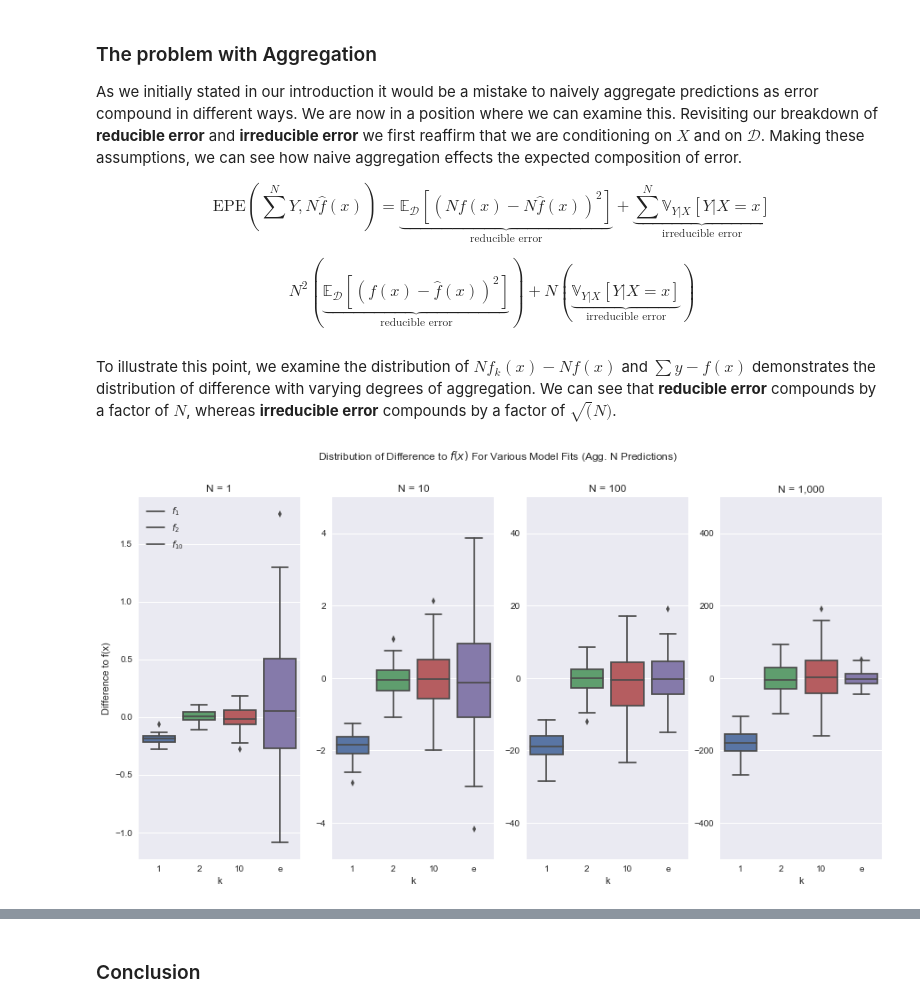
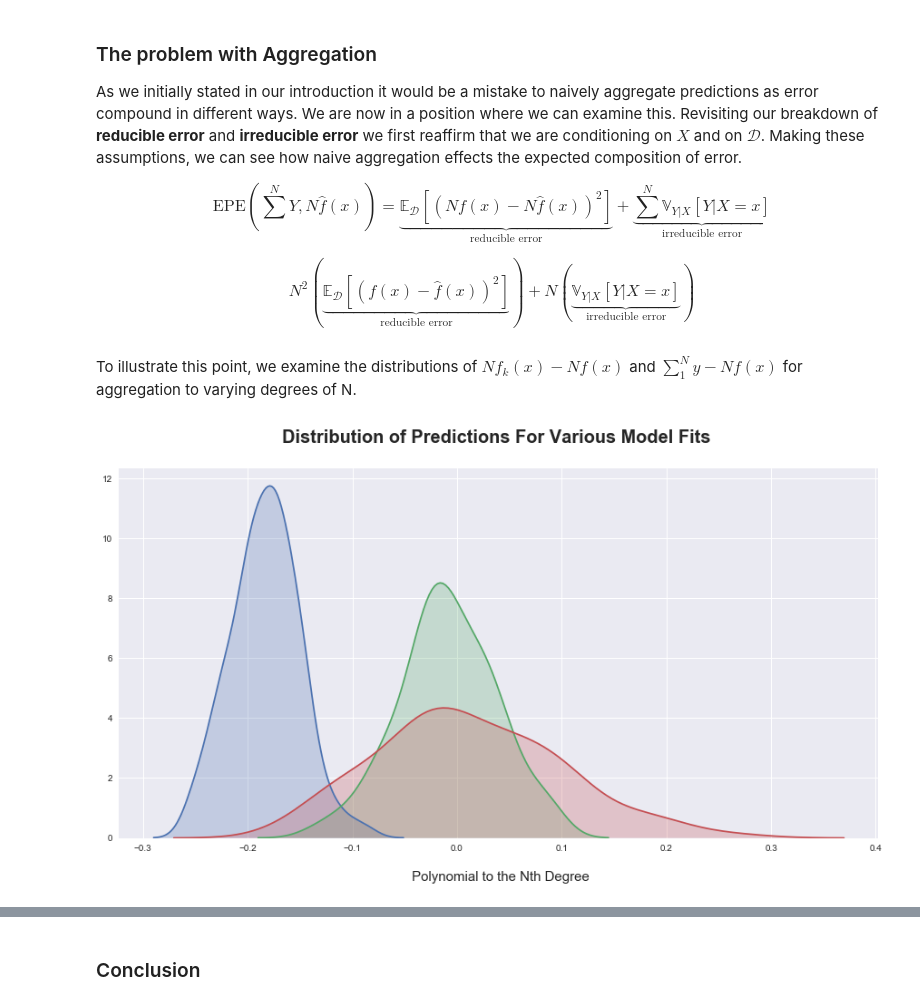
Before and after one commit to MatKMcC/blog_post, a Jupyter notebook: blog_proposal_final.ipynb, the cells around one changed output, grey strips where cells are left out. Saved outputs shown, nothing was run; the diff lists cells and outputs as text; code cells hidden in the pictures.

```diff
--- a/blog_proposal_final.ipynb
+++ b/blog_proposal_final.ipynb
@@ -290,9 +422,12 @@ $$\text{EPE}(\sum^N Y,N \hat f(x)) = \underbrace{\mathbb{E}_{\mathcal{D}}[(Nf(x)
 
 $$N^2 (\underbrace{\mathbb{E}_{\mathcal{D}}[(f(x) - \hat f(x))^2]}_\textrm{reducible error}) + N (\underbrace{ \mathbb{V}_{Y|X}[Y|X=x]}_\textrm{irreducible error})$$
 # %% [markdown]
-To illustrate this point, we examine the distribution of $Nf_k(x) - Nf(x)$ and $\sum y - f(x)$ demonstrates the distribution of difference  with varying degrees of aggregation. We can see that **reducible error** compounds by a factor of $N$, whereas **irreducible error** compounds by a factor of $\sqrt(N)$.
+To illustrate this point, we examine the distributions of $Nf_k(x) - Nf(x)$ and $\sum^{N}_1 y - Nf(x)$ for aggregation to varying degrees of N.
-# %%
-exhibit_c()
-# %% [output]
-[figure, removed]
+# %%
+exhibit_d()
+# bold on axis labels, title and suptitle
+# spacing between plots
+# improve legends
+# %% [output]
+[figure, added]
 # %% [markdown]
```
Also changed, not shown: parts of 14 cells of this notebook, 12 other files.
